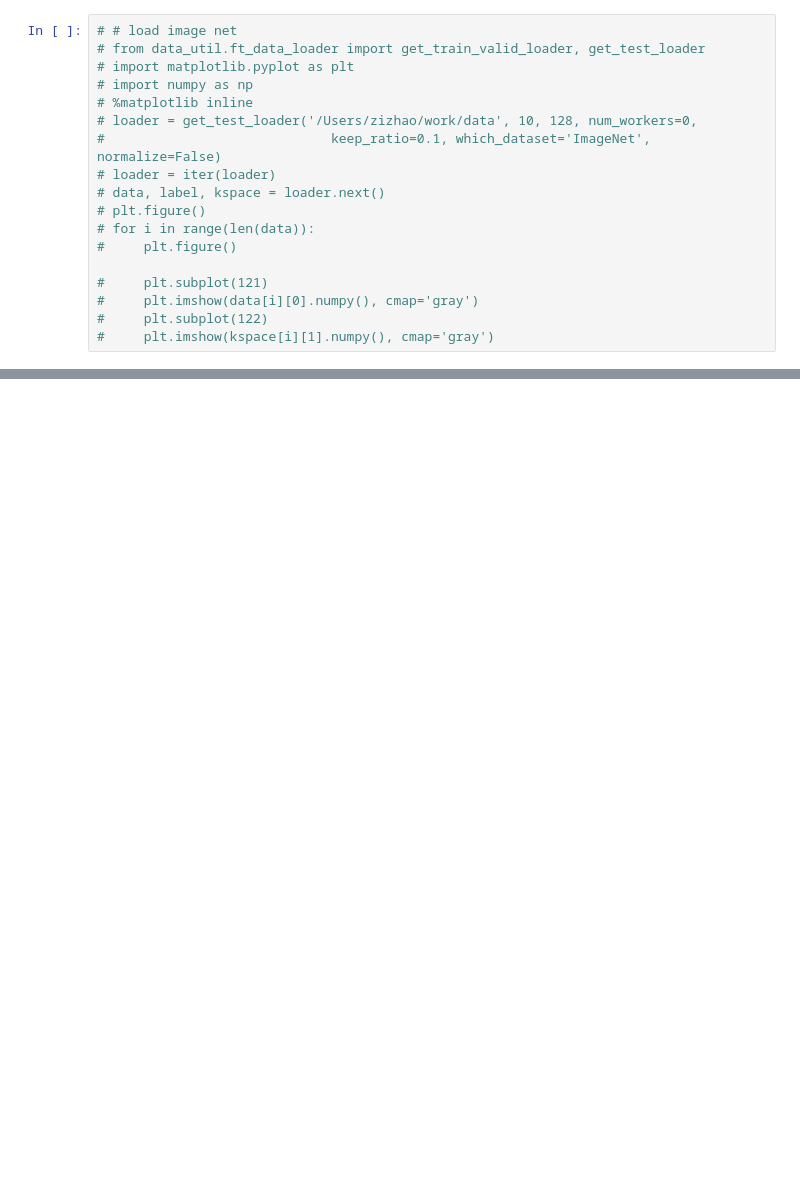
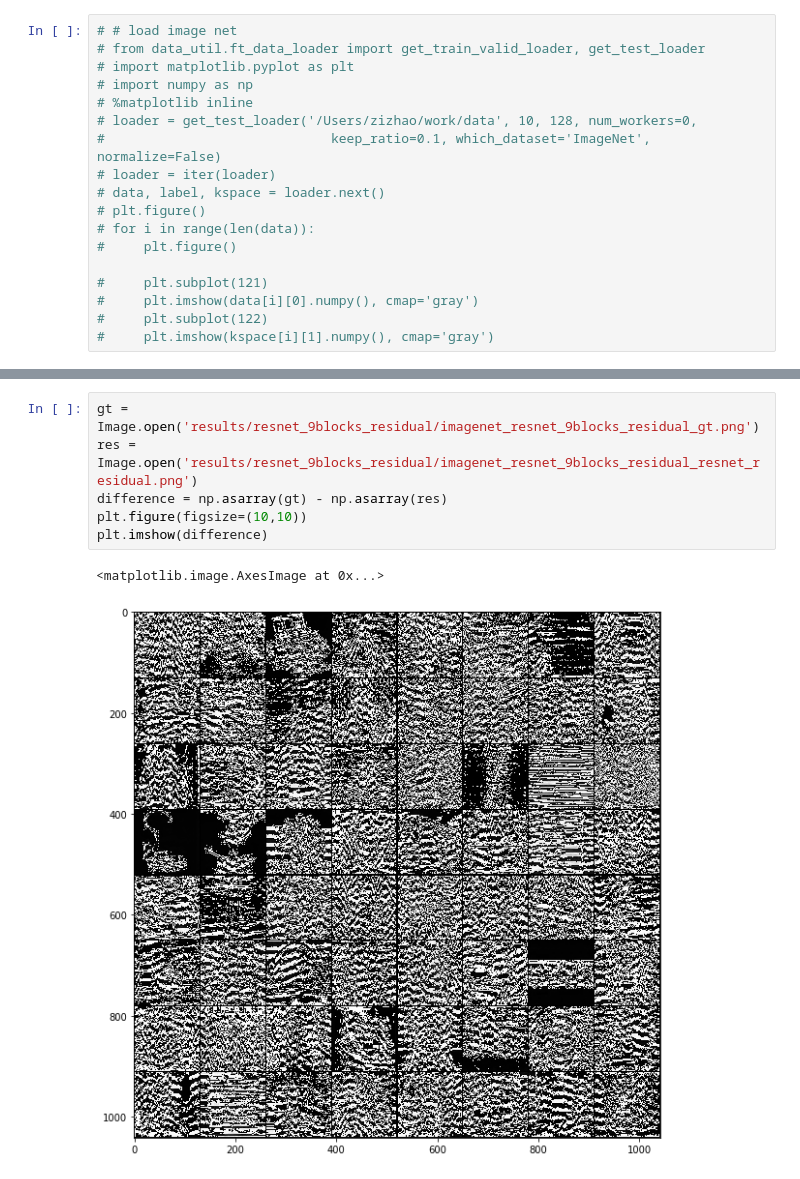
Before and after one commit to facebookresearch/active-mri-acquisition, a Jupyter notebook: small_tests.ipynb, the cells around one changed output, grey strips where cells are left out. Cells and saved outputs as stored; diff of their text form; blank space fills up the shorter version.

Commit message:
update and get good results

```diff
--- a/small_tests.ipynb
+++ b/small_tests.ipynb
@@ -191,0 +255,9 @@ torch.Size([1, 128, 128, 2])
+# %%
+gt = Image.open('results/resnet_9blocks_residual/imagenet_resnet_9blocks_residual_gt.png')
+res = Image.open('results/resnet_9blocks_residual/imagenet_resnet_9blocks_residual_resnet_residual.png')
+difference = np.asarray(gt) - np.asarray(res)
+plt.figure(figsize=(10,10))
+plt.imshow(difference)
+# %% [output]
+<matplotlib.image.AxesImage at 0x...>
+[figure, added]
```
Also changed, not shown: parts of 11 cells of this notebook, 25 other files.
